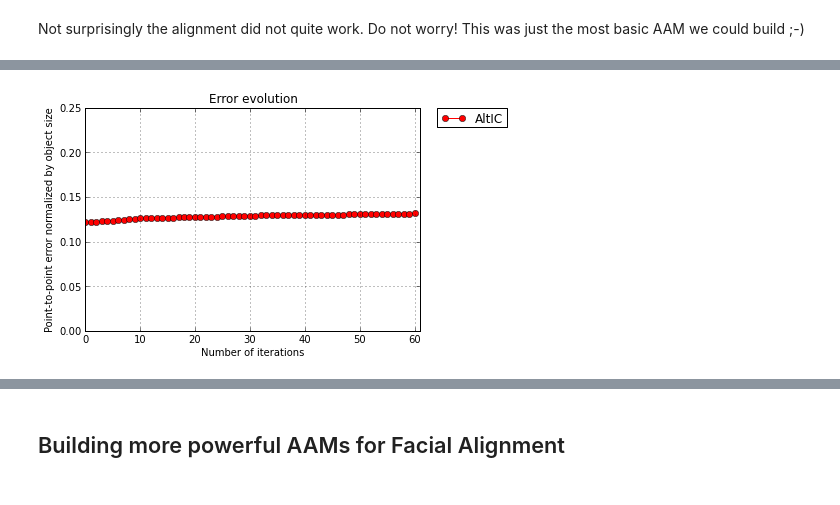
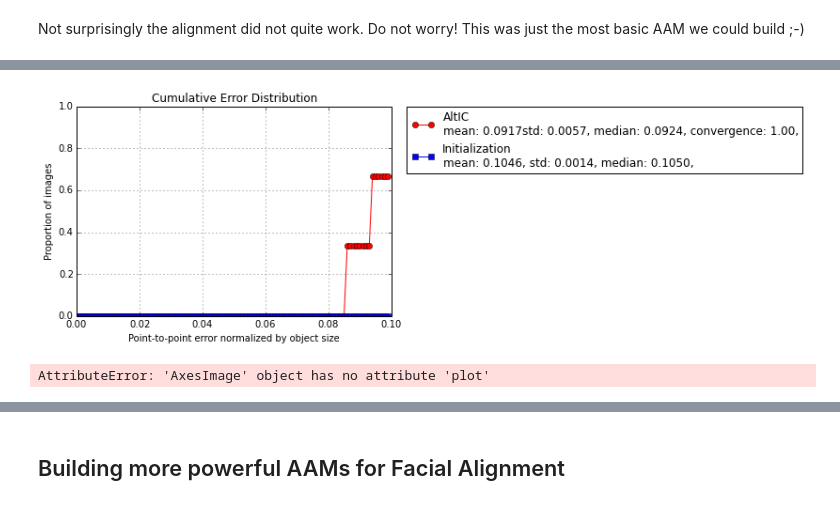
Before and after one commit to jalabort/scrap2, a Jupyter notebook: notebooks/pybug.aam - AAMs.ipynb, the cells around one changed output, grey strips where cells are left out. Saved outputs shown, nothing was run; the diff lists cells and outputs as text; code cells hidden in the pictures.

```diff
--- a/notebooks/pybug.aam - AAMs.ipynb
+++ b/notebooks/pybug.aam - AAMs.ipynb
@@ -193,7 +195,12 @@ fitting_list.plot_error_dist(color='r', marker='o')
-# %%
-aam_fitting = fitting_list[0]
-
-%matplotlib inline
-aam_fitting.plot_error(color='r', marker='o')
-# %% [output]
-[figure, removed]
+# %%
+%matplotlib inline
+fitting_list.plot_cumulative_error_dist(color_list=['r', 'b'], marker_list=['o', 's'])
+# %% [output]
+[figure, added]
+# %%
+aam_fitting = fitting_list[1]
+
+%matplotlib qt
+aam_fitting.view()
+# %% [output]
+AttributeError: 'AxesImage' object has no attribute 'plot'
```
Also changed, not shown: parts of 22 cells of this notebook, 2 other files.
